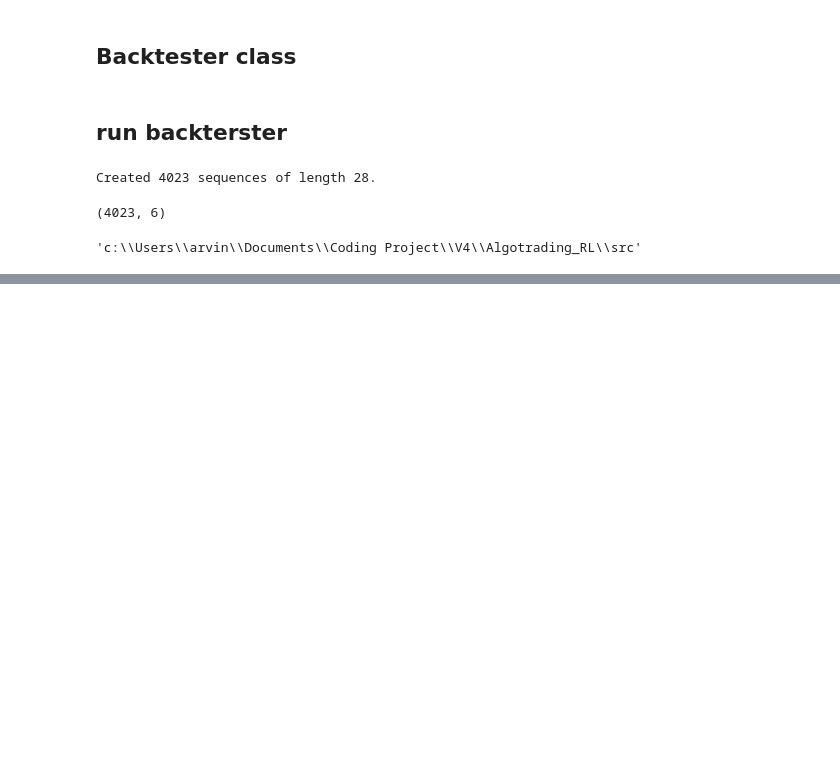
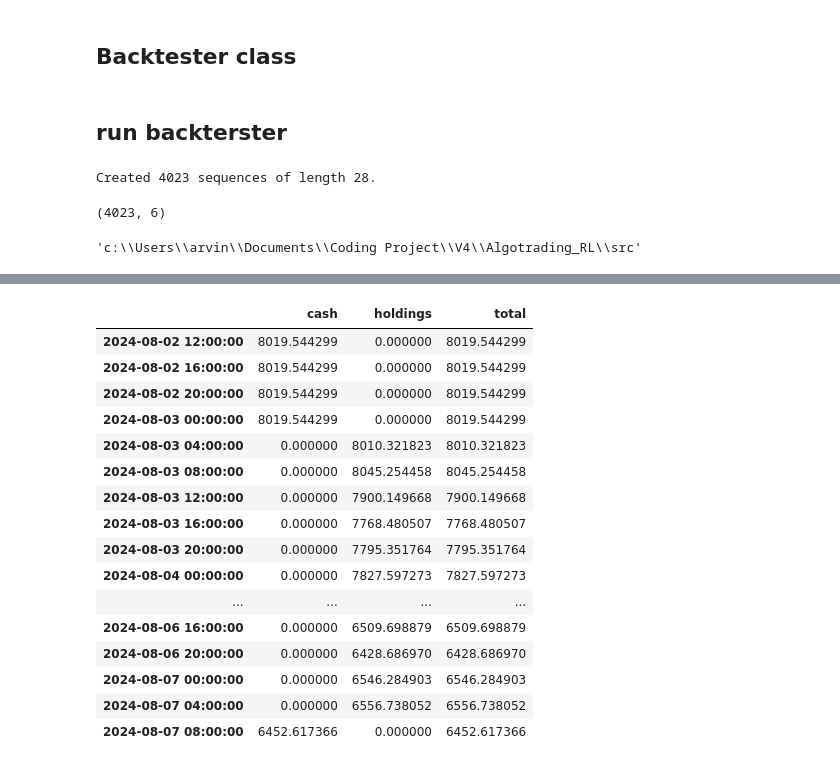
Before and after one commit to ArvinEsfandiari/RevIN-MACD-CNNxLSTM, a Jupyter notebook: src/genetic/Genetic_Results.ipynb, the cells around one changed output, grey strips where cells are left out. Drawn from its saved outputs; the diff is of its cells as text; code cells hidden in the pictures; blank space fills up the shorter version.

```diff
--- a/src/genetic/Genetic_Results.ipynb
+++ b/src/genetic/Genetic_Results.ipynb
@@ -373,0 +364,20 @@ Total Return from trades: 154.68%
+# %%
+results.iloc[3450:3480,:]
+# %% [output]
+|  | cash | holdings | total |
+| 2024-08-02 12:00:00 | 8019.544299 | 0.000000 | 8019.544299 |
+| 2024-08-02 16:00:00 | 8019.544299 | 0.000000 | 8019.544299 |
+| 2024-08-02 20:00:00 | 8019.544299 | 0.000000 | 8019.544299 |
+| 2024-08-03 00:00:00 | 8019.544299 | 0.000000 | 8019.544299 |
+| 2024-08-03 04:00:00 | 0.000000 | 8010.321823 | 8010.321823 |
+| 2024-08-03 08:00:00 | 0.000000 | 8045.254458 | 8045.254458 |
+| 2024-08-03 12:00:00 | 0.000000 | 7900.149668 | 7900.149668 |
+| 2024-08-03 16:00:00 | 0.000000 | 7768.480507 | 7768.480507 |
+| 2024-08-03 20:00:00 | 0.000000 | 7795.351764 | 7795.351764 |
+| 2024-08-04 00:00:00 | 0.000000 | 7827.597273 | 7827.597273 |
+| ... | ... | ... | ... |
+| 2024-08-06 16:00:00 | 0.000000 | 6509.698879 | 6509.698879 |
+| 2024-08-06 20:00:00 | 0.000000 | 6428.686970 | 6428.686970 |
+| 2024-08-07 00:00:00 | 0.000000 | 6546.284903 | 6546.284903 |
+| 2024-08-07 04:00:00 | 0.000000 | 6556.738052 | 6556.738052 |
+| 2024-08-07 08:00:00 | 6452.617366 | 0.000000 | 6452.617366 |
```
Also changed, not shown: parts of 6 cells of this notebook, 16 other files.
